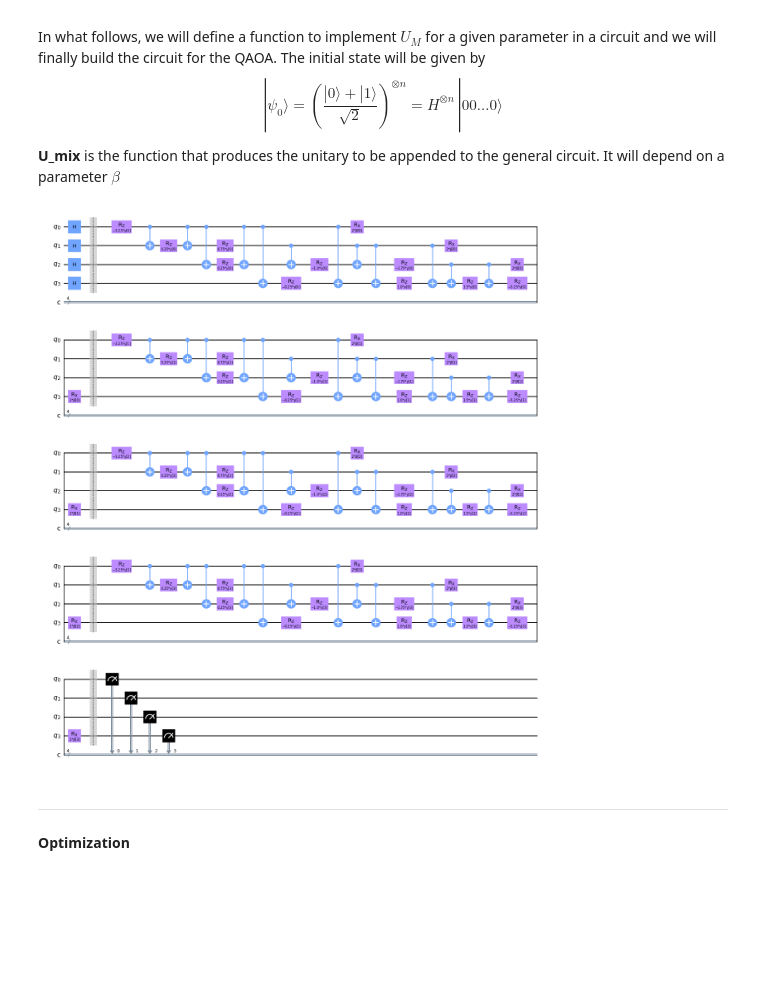
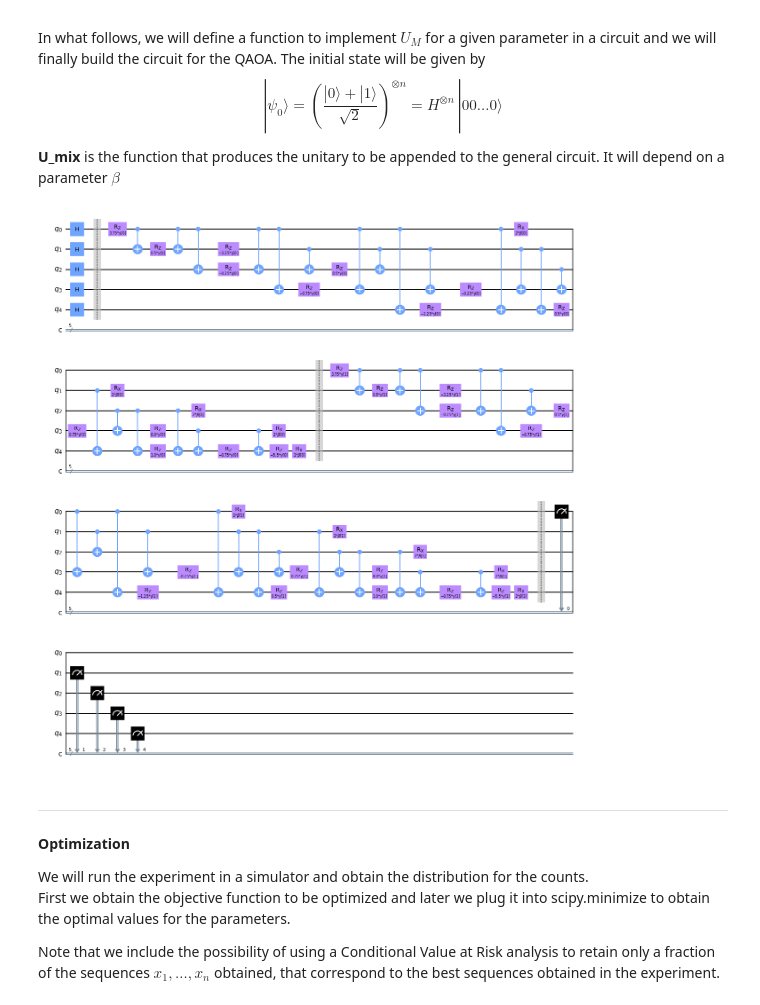
Before and after one commit to RanieriVN/QAOA_Tutorial, a Jupyter notebook: Tutorial_QAOA.ipynb, the cells around one changed output. Drawn from its saved outputs; the diff is of its cells as text; code cells hidden in the pictures; blank space fills up the shorter version.

```diff
--- a/Tutorial_QAOA.ipynb
+++ b/Tutorial_QAOA.ipynb
@@ -53,7 +53,7 @@ Similarly, we will set $L_i = L^0_i + Q^0_{ii}$, where $L^0_i$ are the generated
 Since the initial coefficients are random, we could also generate them without the redundancies from the start, but this treatment will be useful if we wish to use specific coefficients later instead.
 # %%
 # Number of binary variables == Number of Qubits
-nvar = 4
+nvar = 5
 
 # Generating the initial coefficients (Q^0_ij, L^0_i)
 c_lin = np.random.randint(-4, 5, size=(nvar, ))
@@ -269,7 +266,7 @@ def U_mix(beta):
 #=======================
 
 # Number of repetitions for U_M, U_C blocks
-p = 4
+p = 2
 
 # Parameters to use for the optimization - One for each repetition
 # For U_C
@@ -279,35 +276,40 @@ gamma = ParameterVector(r'$\gamma$', p)
 beta = ParameterVector(r'$\beta$', p)
 
 # Building the circuit where we will combine all unitaries
 # Now, it has nvar qubits and nvar classical registers
 qaoa_circ = QuantumCircuit(nvar, nvar)
 
 # Preparation of the initial state - Hadamard gates on all qubits
 qaoa_circ.h(range(nvar))
 
 # A barrier for better visualization
 qaoa_circ.barrier()
 
 # Alternation of the unitaries repeated p times
 for rep in range(p):
     pass
     # Application of U_C (without changing the circuit, from the inplace)
     qaoa_circ.compose(U_cost(c_lin_Hc, c_quad_Hc, gamma[rep]), inplace=True)
 
     # Application of U_M
     qaoa_circ.compose(U_mix(beta[rep]), inplace=True)
 
     qaoa_circ.barrier()
 
 # Closing the circuit associating computational basis measurements from each qubit to each register
 for i in range(nvar):
     qaoa_circ.measure(i, i)
 
 # Drawing the circuit
 qaoa_circ.draw('mpl');
 # %% [output]
-[figure, old version]
+[figure, new version]
 # %% [markdown]
 ---
 **Optimization**
+
+We will run the experiment in a simulator and obtain the distribution for the counts.<br>
+First we obtain the objective function to be optimized and later we plug it into scipy.minimize to obtain the optimal values for the parameters.
+
+Note that we include the possibility of using a Conditional Value at Risk analysis to retain only a fraction of the sequences $x_1,\ldots,x_n$ obtained, that correspond to the best sequences obtained in the experiment.
 # %%
```
Also changed, not shown: parts of 3 cells of this notebook.
